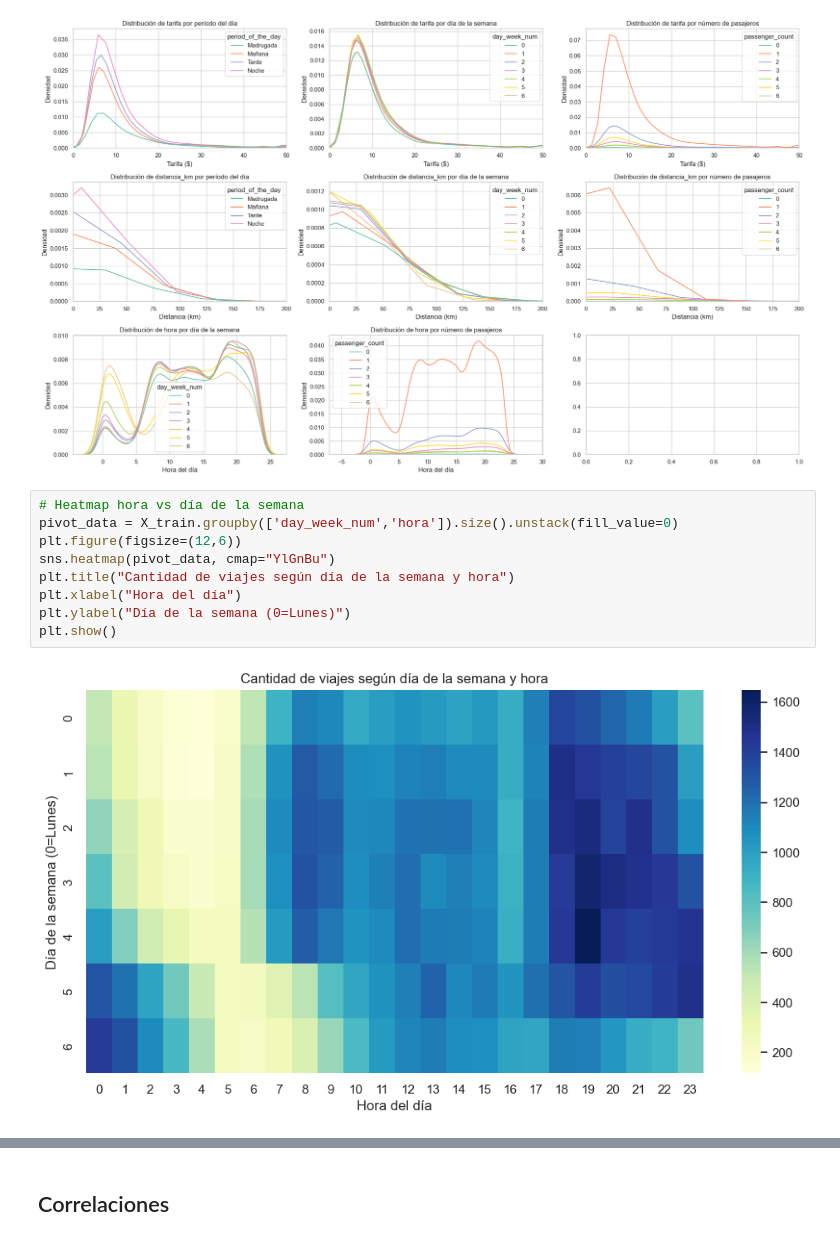
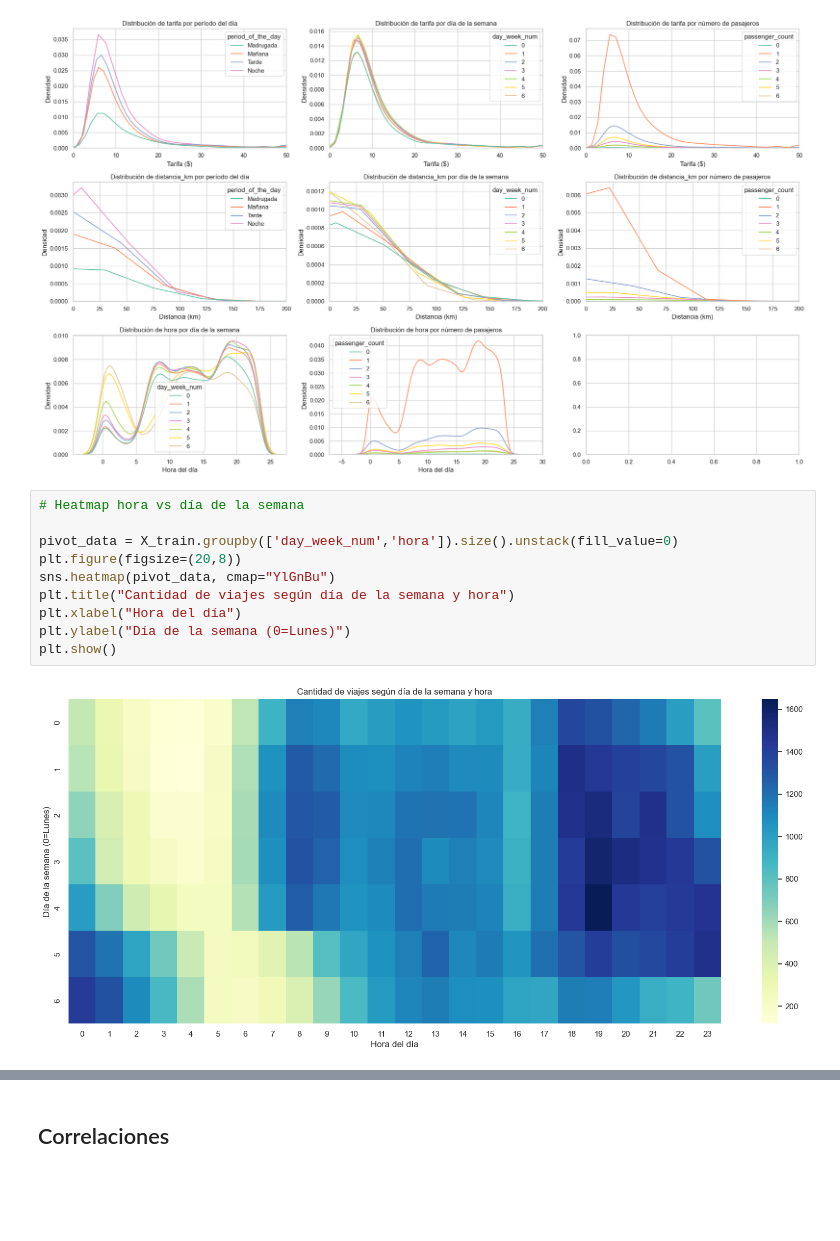
Before and after one commit to FefeTroanes/AA1-TUIA-2025C2-Molina-Romano-Troanes, a Jupyter notebook: TP-Regresion-AA1-2025C1.ipynb, the cells around one changed output, grey strips where cells are left out. Cells and saved outputs as stored; diff of their text form; blank space fills up the shorter version.

Commit message:
Agrego heatmap

```diff
--- a/TP-Regresion-AA1-2025C1.ipynb
+++ b/TP-Regresion-AA1-2025C1.ipynb
@@ -513,12 +513,13 @@ plt.show()
 [figure]
 # %%
 # Heatmap hora vs día de la semana
+
 pivot_data = X_train.groupby(['day_week_num','hora']).size().unstack(fill_value=0)
-plt.figure(figsize=(12,6))
+plt.figure(figsize=(20,8))
 sns.heatmap(pivot_data, cmap="YlGnBu")
 plt.title("Cantidad de viajes según día de la semana y hora")
 plt.xlabel("Hora del día")
 plt.ylabel("Día de la semana (0=Lunes)")
 plt.show()
 # %% [output]
-[figure, old version]
+[figure, new version]
```
Also changed, not shown: parts of 2 cells of this notebook.
